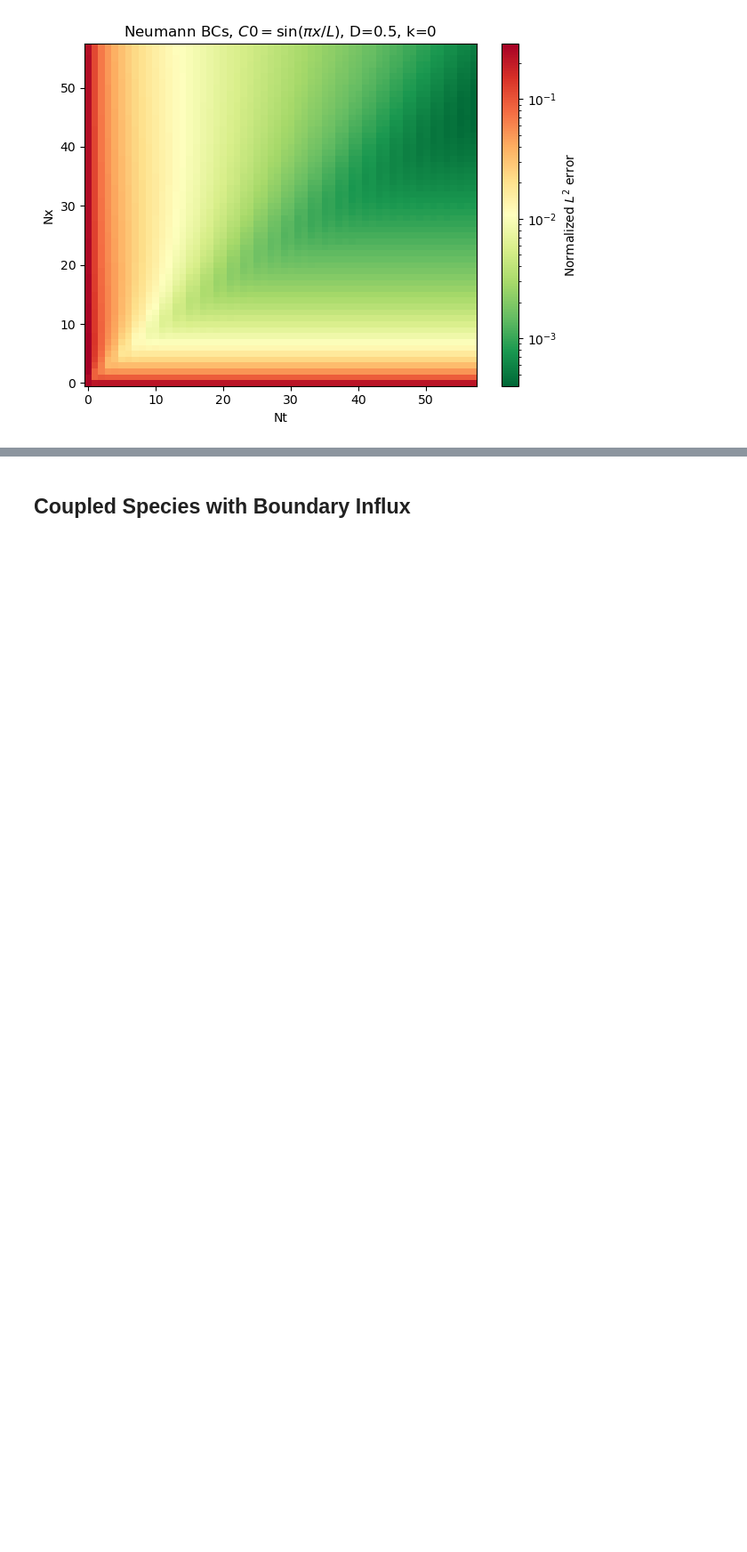
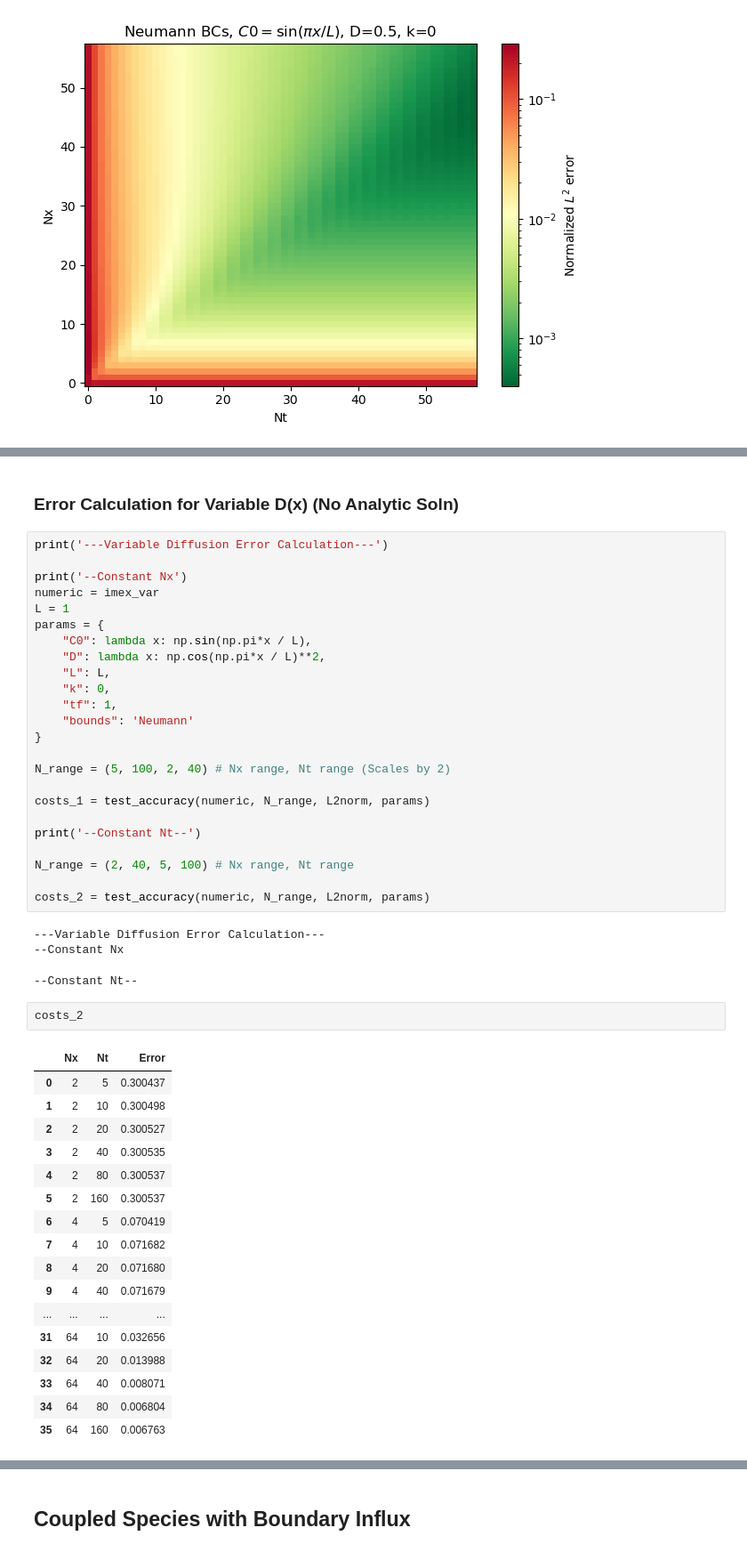
Before and after one commit to william-dove/Diffusion-Modeling, a Jupyter notebook: Diffusion.ipynb, the cells around one changed output, grey strips where cells are left out. Shown at 89% size. Drawn from its saved outputs; the diff is of its cells as text; blank space fills up the shorter version.

```diff
--- a/Diffusion.ipynb
+++ b/Diffusion.ipynb
@@ -1118,0 +1244,50 @@ plt.show()
+# %% [markdown]
+### Error Calculation for Variable D(x) (No Analytic Soln)
+# %%
+print('---Variable Diffusion Error Calculation---')
+
+print('--Constant Nx')
+numeric = imex_var
+L = 1
+params = {
+    "C0": lambda x: np.sin(np.pi*x / L),
+    "D": lambda x: np.cos(np.pi*x / L)**2,
+    "L": L,
+    "k": 0,
+    "tf": 1,
+    "bounds": 'Neumann'
+}
+
+N_range = (5, 100, 2, 40) # Nx range, Nt range (Scales by 2)
+
+costs_1 = test_accuracy(numeric, N_range, L2norm, params)
+
+print('--Constant Nt--')
+
+N_range = (2, 40, 5, 100) # Nx range, Nt range
+
+costs_2 = test_accuracy(numeric, N_range, L2norm, params)
+# %% [output]
+---Variable Diffusion Error Calculation---
+--Constant Nx
+--Constant Nt--
+# %%
+costs_2
+# %% [output]
+|  | Nx | Nt | Error |
+| 0 | 2 | 5 | 0.300437 |
+| 1 | 2 | 10 | 0.300498 |
+| 2 | 2 | 20 | 0.300527 |
+| 3 | 2 | 40 | 0.300535 |
+| 4 | 2 | 80 | 0.300537 |
+| 5 | 2 | 160 | 0.300537 |
+| 6 | 4 | 5 | 0.070419 |
+| 7 | 4 | 10 | 0.071682 |
+| 8 | 4 | 20 | 0.071680 |
+| 9 | 4 | 40 | 0.071679 |
+| ... | ... | ... | ... |
+| 31 | 64 | 10 | 0.032656 |
+| 32 | 64 | 20 | 0.013988 |
+| 33 | 64 | 40 | 0.008071 |
+| 34 | 64 | 80 | 0.006804 |
+| 35 | 64 | 160 | 0.006763 |
```
Also changed, not shown: parts of 9 cells of this notebook.
